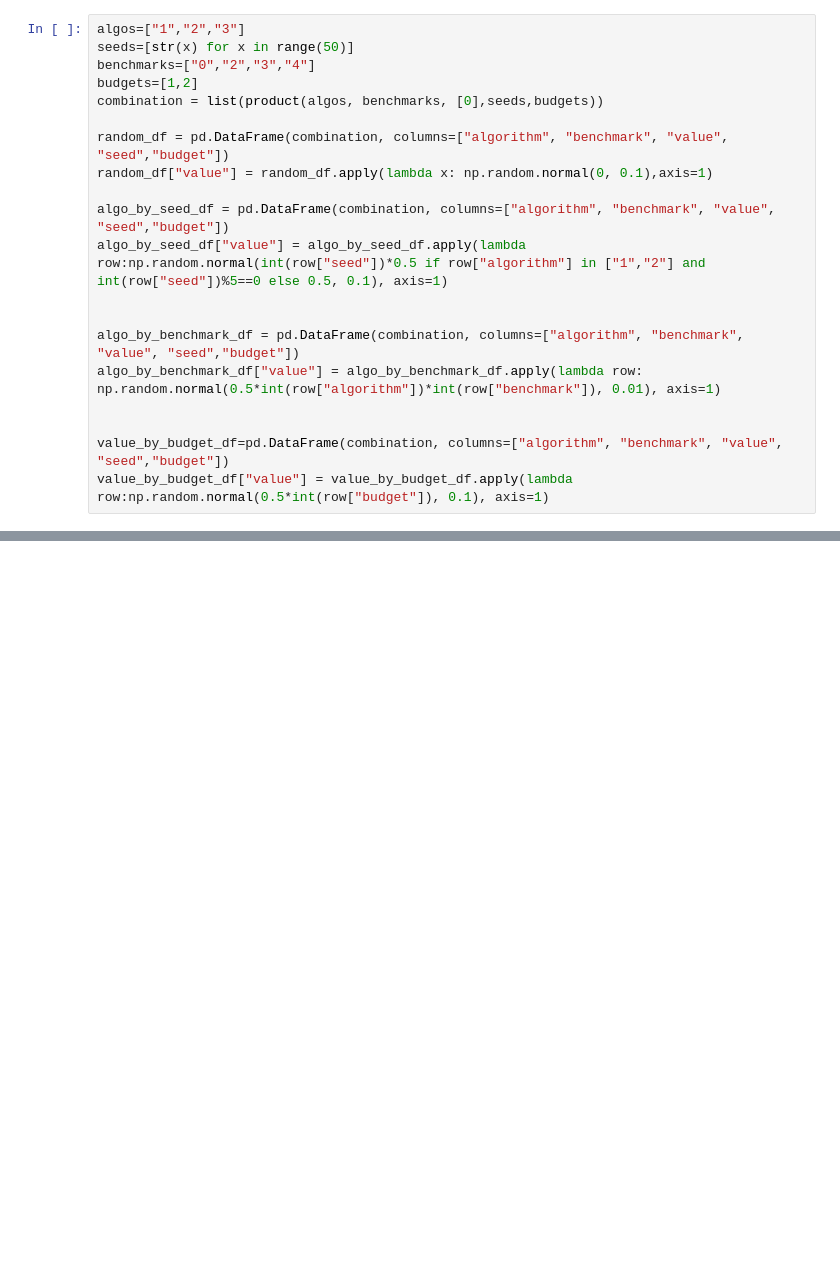
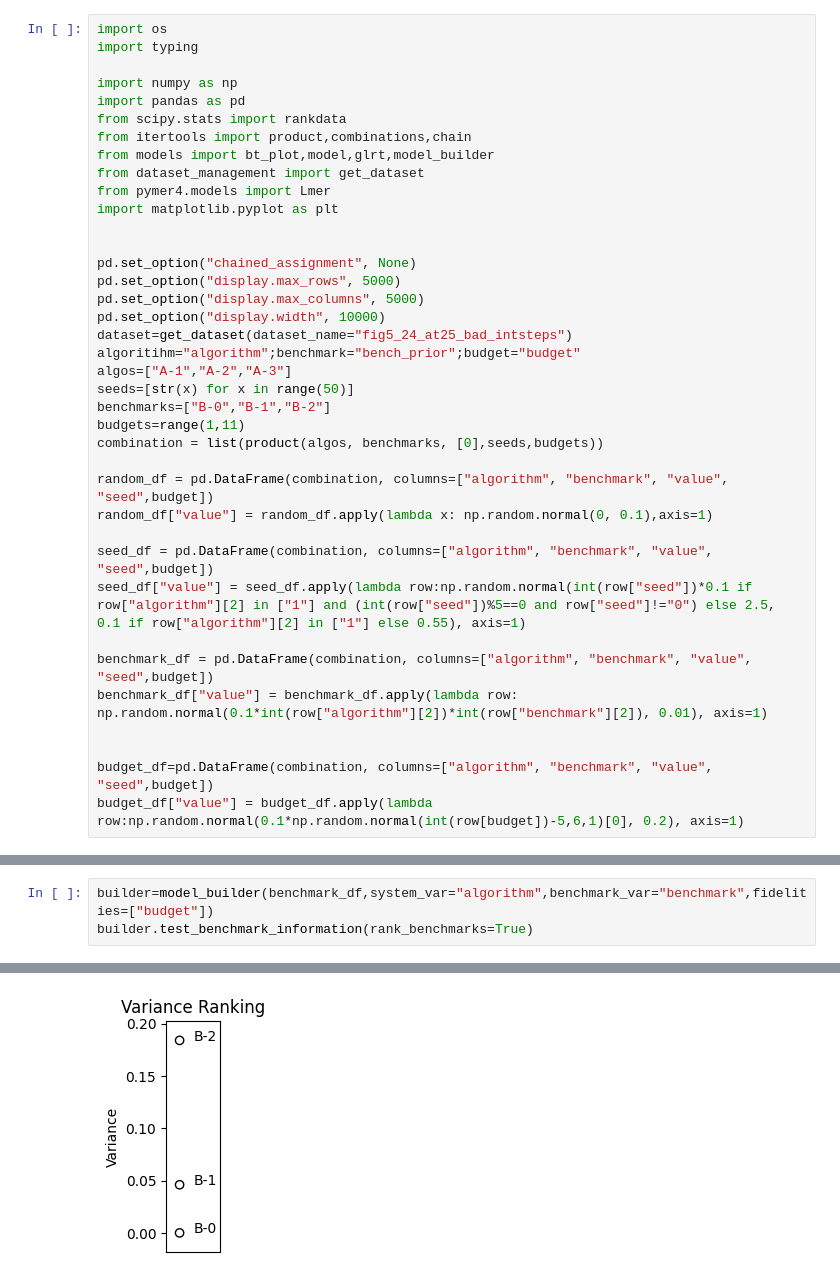
Before and after one commit to automl-private/significance_analysis, a Jupyter notebook: Thesis/model_builder.ipynb, the cells around one changed output, grey strips where cells are left out. Saved outputs shown, nothing was run; the diff lists cells and outputs as text; blank space fills up the shorter version.

```diff
--- a/Thesis/model_builder.ipynb
+++ b/Thesis/model_builder.ipynb
@@ -19,20 +1,38 @@ fig5_df=get_dataset(dataset_name="fig5_24_at25_bad_intsteps")
 # %%
-algos=["1","2","3"]
+import os
+import typing
+
+import numpy as np
+import pandas as pd
+from scipy.stats import rankdata
+from itertools import product,combinations,chain
+from models import bt_plot,model,glrt,model_builder
+from dataset_management import get_dataset
+from pymer4.models import Lmer
+import matplotlib.pyplot as plt
+
+
+pd.set_option("chained_assignment", None)
+pd.set_option("display.max_rows", 5000)
+pd.set_option("display.max_columns", 5000)
+pd.set_option("display.width", 10000)
+dataset=get_dataset(dataset_name="fig5_24_at25_bad_intsteps")
+algoritihm="algorithm";benchmark="bench_prior";budget="budget"
+algos=["A-1","A-2","A-3"]
 seeds=[str(x) for x in range(50)]
-benchmarks=["0","2","3","4"]
-budgets=[1,2]
+benchmarks=["B-0","B-1","B-2"]
+budgets=range(1,11)
 combination = list(product(algos, benchmarks, [0],seeds,budgets))
 
-random_df = pd.DataFrame(combination, columns=["algorithm", "benchmark", "value", "seed","budget"])
+random_df = pd.DataFrame(combination, columns=["algorithm", "benchmark", "value", "seed",budget])
 random_df["value"] = random_df.apply(lambda x: np.random.normal(0, 0.1),axis=1)
 
-algo_by_seed_df = pd.DataFrame(combination, columns=["algorithm", "benchmark", "value", "seed","budget"])
-algo_by_seed_df["value"] = algo_by_seed_df.apply(lambda row:np.random.normal(int(row["seed"])*0.5 if row["algorithm"] in ["1","2"] and int(row["seed"])%5==0 else 0.5, 0.1), axis=1)
+seed_df = pd.DataFrame(combination, columns=["algorithm", "benchmark", "value", "seed",budget])
+seed_df["value"] = seed_df.apply(lambda row:np.random.normal(int(row["seed"])*0.1 if row["algorithm"][2] in ["1"] and (int(row["seed"])%5==0 and row["seed"]!="0") else 2.5, 0.1 if row["algorithm"][2] in ["1"] else 0.55), axis=1)
+
+benchmark_df = pd.DataFrame(combination, columns=["algorithm", "benchmark", "value", "seed",budget])
+benchmark_df["value"] = benchmark_df.apply(lambda row: np.random.normal(0.1*int(row["algorithm"][2])*int(row["benchmark"][2]), 0.01), axis=1)
 
 
-algo_by_benchmark_df = pd.DataFrame(combination, columns=["algorithm", "benchmark", "value", "seed","budget"])
-algo_by_benchmark_df["value"] = algo_by_benchmark_df.apply(lambda row: np.random.normal(0.5*int(row["algorithm"])*int(row["benchmark"]), 0.01), axis=1)
-
-
-value_by_budget_df=pd.DataFrame(combination, columns=["algorithm", "benchmark", "value", "seed","budget"])
-value_by_budget_df["value"] = value_by_budget_df.apply(lambda row:np.random.normal(0.5*int(row["budget"]), 0.1), axis=1)
+budget_df=pd.DataFrame(combination, columns=["algorithm", "benchmark", "value", "seed",budget])
+budget_df["value"] = budget_df.apply(lambda row:np.random.normal(0.1*np.random.normal(int(row[budget])-5,6,1)[0], 0.2), axis=1)
@@ -38,0 +81,4 @@ value_by_budget_df["value"] = value_by_budget_df.apply(lambda row:np.random.norm
+# %%
+builder=model_builder(benchmark_df,system_var="algorithm",benchmark_var="benchmark",fidelities=["budget"])
+builder.test_benchmark_information(rank_benchmarks=True)
+# %% [output]
@@ -38,0 +99 @@ value_by_budget_df["value"] = value_by_budget_df.apply(lambda row:np.random.norm
+[figure, added]
```
Also changed, not shown: parts of 12 cells of this notebook, 42 other files.
